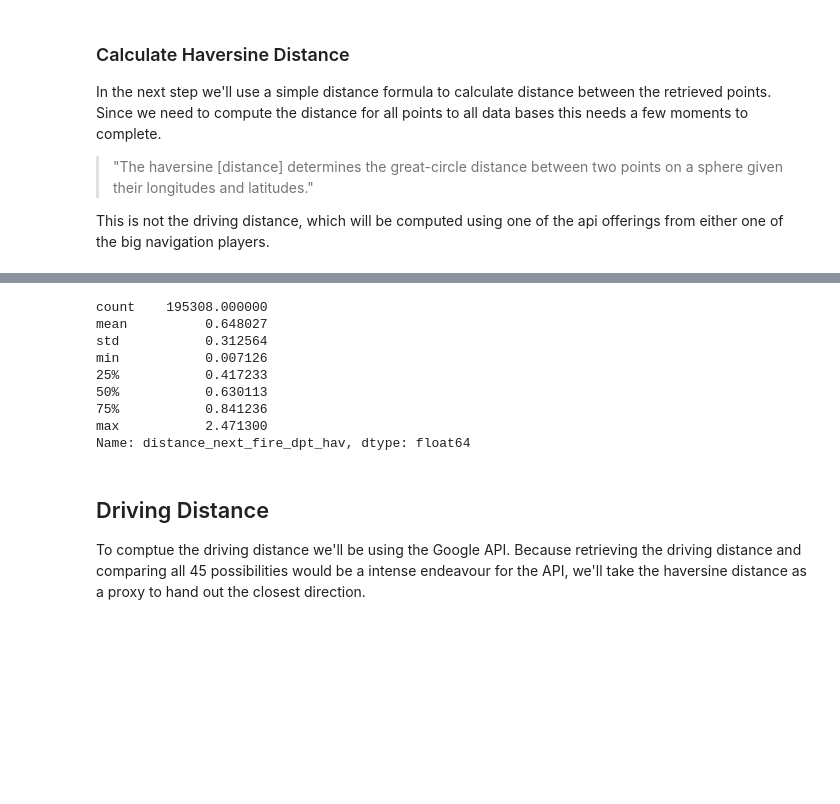
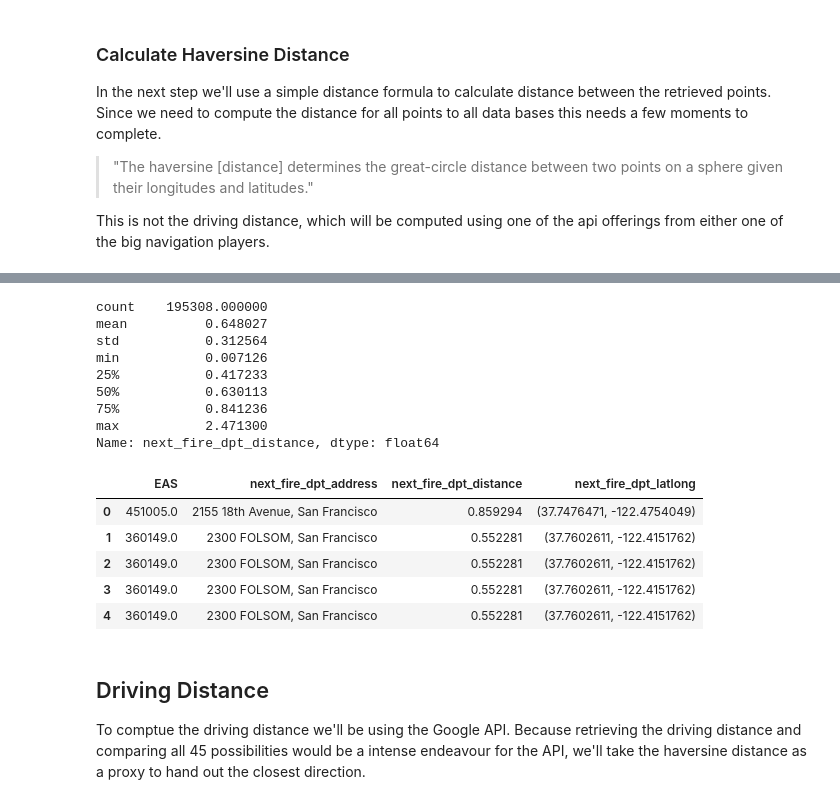
Before and after one commit to sfbrigade/datasci-firerisk, a Jupyter notebook: nearest_fire_station/DistanceFromFireStation.ipynb, the cells around one changed output, grey strips where cells are left out. Cells and saved outputs as stored; diff of their text form; code cells hidden in the pictures; blank space fills up the shorter version.

```diff
--- a/nearest_fire_station/DistanceFromFireStation.ipynb
+++ b/nearest_fire_station/DistanceFromFireStation.ipynb
@@ -281,5 +252,5 @@ df2
 # %%
-df["distance_next_fire_dpt_hav"].describe()
+df["next_fire_dpt_distance"].describe()
 # %% [output]
 count    195308.000000
 mean          0.648027
@@ -289,5 +260,14 @@ min           0.007126
 50%           0.630113
 75%           0.841236
 max           2.471300
-Name: distance_next_fire_dpt_hav, dtype: float64
+Name: next_fire_dpt_distance, dtype: float64
+# %%
+df[["EAS" ,"next_fire_dpt_address", "next_fire_dpt_distance", "next_fire_dpt_latlong"]].head()
+# %% [output]
+|  | EAS | next_fire_dpt_address | next_fire_dpt_distance | next_fire_dpt_latlong |
+| 0 | 451005.0 | 2155 18th Avenue, San Francisco | 0.859294 | (37.7476471, -122.4754049) |
+| 1 | 360149.0 | 2300 FOLSOM, San Francisco | 0.552281 | (37.7602611, -122.4151762) |
+| 2 | 360149.0 | 2300 FOLSOM, San Francisco | 0.552281 | (37.7602611, -122.4151762) |
+| 3 | 360149.0 | 2300 FOLSOM, San Francisco | 0.552281 | (37.7602611, -122.4151762) |
+| 4 | 360149.0 | 2300 FOLSOM, San Francisco | 0.552281 | (37.7602611, -122.4151762) |
 # %%
```
Also changed, not shown: parts of 34 cells of this notebook, 2 other files.
